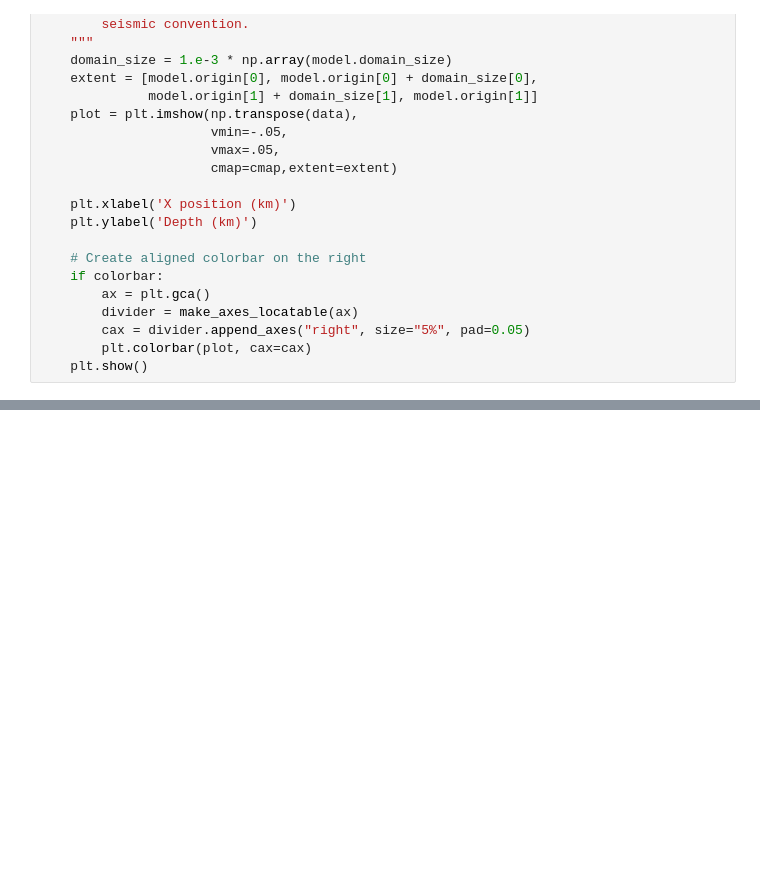
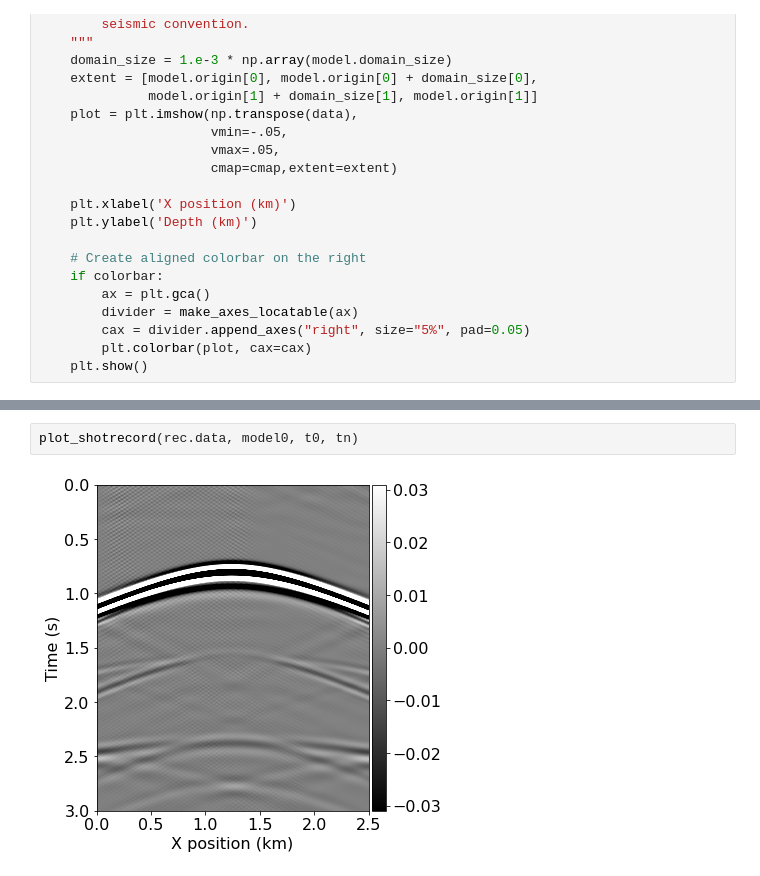
Before and after one commit to AtilaSaraiva/Devito-playbox, a Jupyter notebook: Born Modeling.ipynb, the cells around one changed output, grey strips where cells are left out. Saved outputs shown, nothing was run; the diff lists cells and outputs as text; blank space fills up the shorter version.

```diff
--- a/Born Modeling.ipynb
+++ b/Born Modeling.ipynb
@@ -172,0 +213,4 @@ SympifyError: SympifyError: Data([[0, 0, 0, ..., 0, 0, 0],
+# %%
+plot_shotrecord(rec.data, model0, t0, tn)
+# %% [output]
+[figure, added]
```
Also changed, not shown: parts of 10 cells of this notebook, 1 other file.
